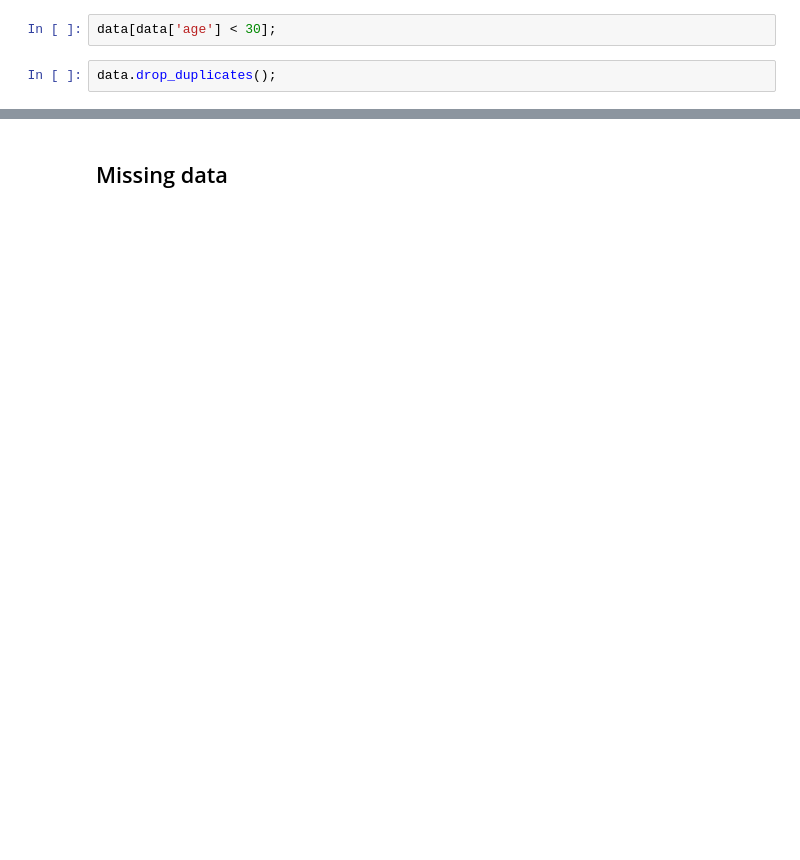
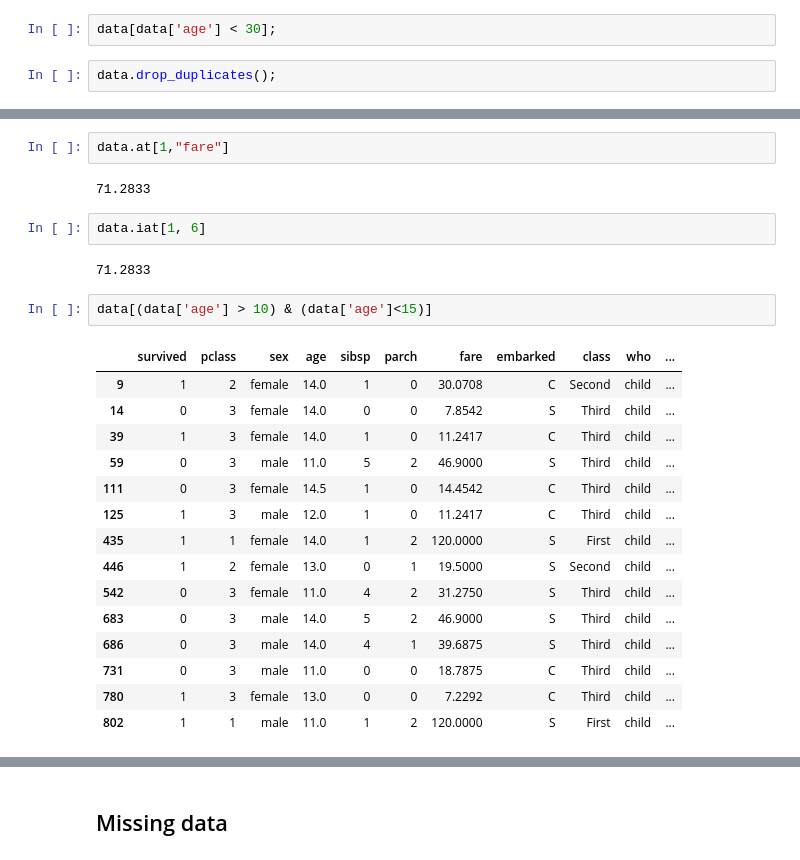
Before and after one commit to dfbarrero/dataCourse, a Jupyter notebook: pandas/Pandas.ipynb, the cells around one changed output, grey strips where cells are left out. Saved outputs shown, nothing was run; the diff lists cells and outputs as text; blank space fills up the shorter version.

```diff
--- a/pandas/Pandas.ipynb
+++ b/pandas/Pandas.ipynb
@@ -179 +396,27 @@ data.nsmallest(3, "age")
+# %%
+data.at[1,"fare"]
+# %% [output]
+71.2833
+# %%
+data.iat[1, 6]
+# %% [output]
+71.2833
+# %%
+data[(data['age'] > 10) & (data['age']<15)]
+# %% [output]
+|  | survived | pclass | sex | age | sibsp | parch | fare | embarked | class | who | ... |
+| 9 | 1 | 2 | female | 14.0 | 1 | 0 | 30.0708 | C | Second | child | ... |
+| 14 | 0 | 3 | female | 14.0 | 0 | 0 | 7.8542 | S | Third | child | ... |
+| 39 | 1 | 3 | female | 14.0 | 1 | 0 | 11.2417 | C | Third | child | ... |
+| 59 | 0 | 3 | male | 11.0 | 5 | 2 | 46.9000 | S | Third | child | ... |
+| 111 | 0 | 3 | female | 14.5 | 1 | 0 | 14.4542 | C | Third | child | ... |
+| 125 | 1 | 3 | male | 12.0 | 1 | 0 | 11.2417 | C | Third | child | ... |
+| 435 | 1 | 1 | female | 14.0 | 1 | 2 | 120.0000 | S | First | child | ... |
+| 446 | 1 | 2 | female | 13.0 | 0 | 1 | 19.5000 | S | Second | child | ... |
+| 542 | 0 | 3 | female | 11.0 | 4 | 2 | 31.2750 | S | Third | child | ... |
+| 683 | 0 | 3 | male | 14.0 | 5 | 2 | 46.9000 | S | Third | child | ... |
+| 686 | 0 | 3 | male | 14.0 | 4 | 1 | 39.6875 | S | Third | child | ... |
+| 731 | 0 | 3 | male | 11.0 | 0 | 0 | 18.7875 | C | Third | child | ... |
+| 780 | 1 | 3 | female | 13.0 | 0 | 0 | 7.2292 | C | Third | child | ... |
+| 802 | 1 | 1 | male | 11.0 | 1 | 2 | 120.0000 | S | First | child | ... |
 # %%
```
Also changed, not shown: parts of 92 cells of this notebook.
